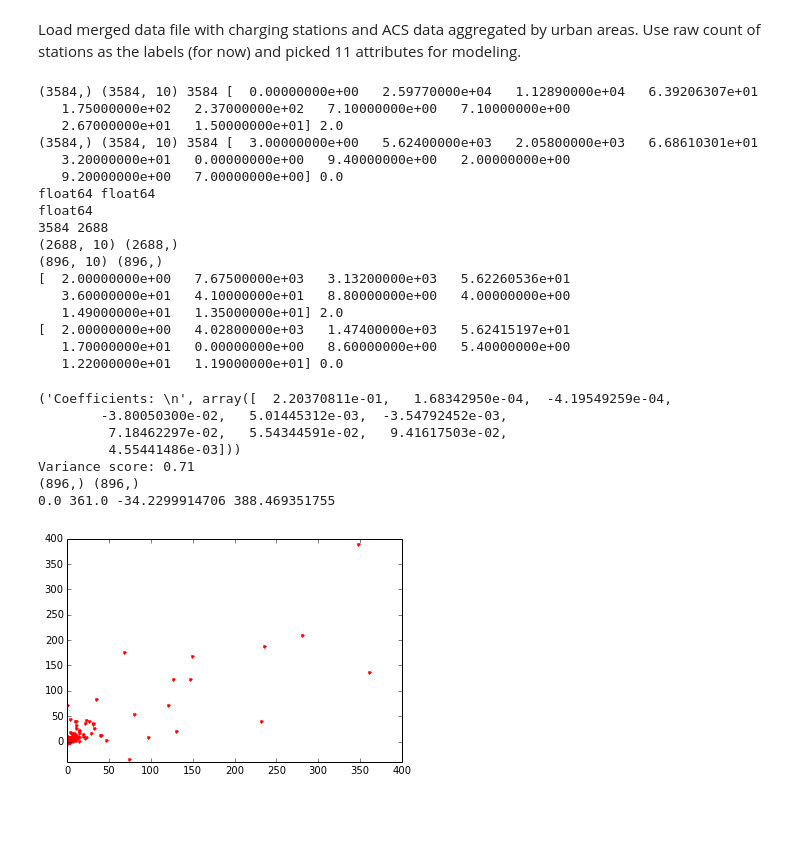
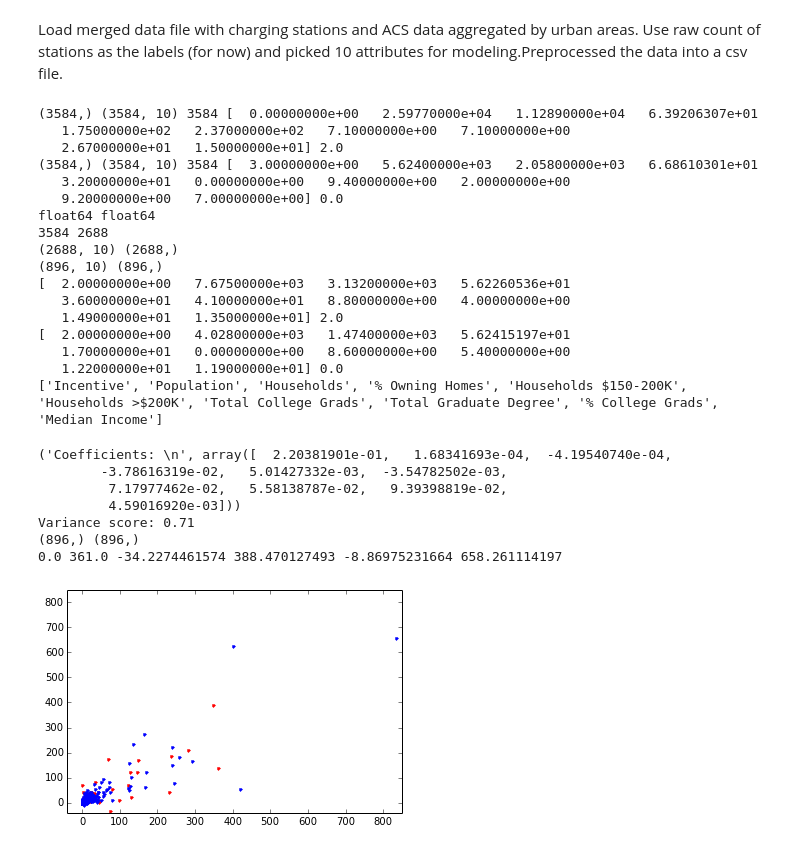
Before and after one commit to nikhilgk/faraday-motors, a Jupyter notebook: urban_area_modeling.ipynb, the cells around one changed output. Drawn from its saved outputs; the diff is of its cells as text; code cells hidden in the pictures; blank space fills up the shorter version.

```diff
--- a/urban_area_modeling.ipynb
+++ b/urban_area_modeling.ipynb
@@ -17,26 +17,26 @@ from sklearn.metrics import mean_squared_error
 from sklearn.metrics import r2_score
 import csv
 # %% [markdown]
-Load merged data file with charging stations and ACS data aggregated by urban areas. Use raw count of stations as the labels (for now) and picked 11 attributes for modeling.
+Load merged data file with charging stations and ACS data aggregated by urban areas. Use raw count of stations as the labels (for now) and picked 10 attributes for modeling.Preprocessed the data into a csv file.
 # %%
-#import the merged charging station and ACS data
+#import the processed urban area charging stations and ACS data
 # to do: use imputer to handle missing vaules in scikit
 # http://stackoverflow.com/questions/30317119/classifiers-in-scikit-learn-that-handle-nan-null?lq=1
-#lines = open('data/missing_values_removed.csv').read().splitlines()
-#Remove the first row, it's just the headings
-# lines.pop(0)
 
 #load urban area data
 # input vectors for now, we use incentive, population, household, %owning houses, ...
 X = np.loadtxt("data/parsed_urban_area_data.csv",delimiter = ',',usecols = (1,2,3,4,5,6,7,8,9,10))
-# X = np.loadtxt("data/parsed_urban_area_data.csv",delimiter = ',',usecols = (1,3,4,5,6,7,8,9,10))
-# labels for now, we use station count
+#X = np.loadtxt("data/parsed_urban_area_data.csv",delimiter = ',',usecols = (1,3,4,5,6,7,8,9,10))
+# Above line of code removes population and reran all the models. e.g., LinReg: score went up from 0.71 to 0.77
+# The results were stable and robust so more confident to stick with raw station count as outcome variable
+# labels. For now, we use station count
 Y = np.loadtxt("data/parsed_urban_area_data.csv",delimiter = ',',usecols = (0,),dtype=float)
 # feature names
 feaname = ["Incentive","Population","Households","% Owning Homes",
           "Households $150-200K","Households >$200K", "Total College Grads",
-          "Total Graduate Degree","% College Grads","Median Income"] # feature names of the attributes
+          "Total Graduate Degree","% College Grads","Median Income"] # feature names of the selected attributes
 
+# checking input data and labels
 print Y.shape, X.shape, len(X), X[4], Y[4]
 
 # add shuffle code before splitting the data into train and dev sets
@@ -46,14 +46,8 @@ from sklearn.utils import shuffle
 # shuffle two arrays in unison
 X, Y = shuffle(X, Y, random_state=0)
 print Y.shape, X.shape, len(X), X[4], Y[4]
-# determine the data type of the two arrays
+# double check the data type of the two arrays
 print X.dtype, Y.dtype
-# convert to strings
-# must handle missing values first by making missing values zeros
-X[X==''] = '0'
-# now convert to float or leave them alone - converting now to make the code cleaner
-X1=X.astype(np.float)
-print X1.dtype
 
 # Split the imported data into training 75% and development data 25%
 
@@ -70,6 +64,7 @@ print train_data[1], train_labels[1]
 print dev_data[0], dev_labels[0]
 # dev_dat=np.array(dev_data)
 # print dev_dat.sum()
+print feaname
 # %% [output]
 (3584,) (3584, 10) 3584 [  0.00000000e+00   2.59770000e+04   1.12890000e+04   6.39206307e+01
    1.75000000e+02   2.37000000e+02   7.10000000e+00   7.10000000e+00
@@ -78,7 +73,6 @@ print dev_data[0], dev_labels[0]
    3.20000000e+01   0.00000000e+00   9.40000000e+00   2.00000000e+00
    9.20000000e+00   7.00000000e+00] 0.0
 float64 float64
-float64
 3584 2688
 (2688, 10) (2688,)
 (896, 10) (896,)
@@ -88,39 +82,43 @@ float64
 [  2.00000000e+00   4.02800000e+03   1.47400000e+03   5.62415197e+01
    1.70000000e+01   0.00000000e+00   8.60000000e+00   5.40000000e+00
    1.22000000e+01   1.19000000e+01] 0.0
+['Incentive', 'Population', 'Households', '% Owning Homes', 'Households $150-200K', 'Households >$200K', 'Total College Grads', 'Total Graduate Degree', '% College Grads', 'Median Income']
 # %%
 # try lineary regression mode
 from sklearn import datasets, linear_model
 
 # Create linear regression object
 regr = linear_model.LinearRegression()
 
 # Train the model using the training sets
 regr.fit(train_data, train_labels)
 
 # The coefficients
 print('Coefficients: \n', regr.coef_)
 
 # score
 print('Variance score: %.2f' % regr.score(dev_data, dev_labels))
 
 # predict the dev data set
 dev_predictions=regr.predict(dev_data)
 print dev_predictions.shape, dev_labels.shape
+train_predict = regr.predict(train_data)
 # print dev_predictions[0], dev_labels[0]
-print np.amin(dev_labels), np.amax(dev_labels), np.amin(dev_predictions), np.amax(dev_predictions)
+print np.amin(dev_labels), np.amax(dev_labels), np.amin(dev_predictions), np.amax(dev_predictions), np.amin(train_predict), np.amax(train_predict)
+
 
 # visualize predicted vs actual labels
 import matplotlib.pyplot as plt
-plt.axis([0, 400, -40, 400])
+plt.axis([-40, 850, -40, 850])
 plt.plot(dev_labels, dev_predictions, 'r.')
+plt.plot(train_labels, train_predict, 'b.')
 plt.show()
 # %% [output]
-('Coefficients: \n', array([  2.20370811e-01,   1.68342950e-04,  -4.19549259e-04,
-        -3.80050300e-02,   5.01445312e-03,  -3.54792452e-03,
-         7.18462297e-02,   5.54344591e-02,   9.41617503e-02,
-         4.55441486e-03]))
+('Coefficients: \n', array([  2.20381901e-01,   1.68341693e-04,  -4.19540740e-04,
+        -3.78616319e-02,   5.01427332e-03,  -3.54782502e-03,
+         7.17977462e-02,   5.58138787e-02,   9.39398819e-02,
+         4.59016920e-03]))
 Variance score: 0.71
 (896,) (896,)
-0.0 361.0 -34.2299914706 388.469351755
+0.0 361.0 -34.2274461574 388.470127493 -8.86975231664 658.261114197
-[figure, old version]
+[figure, new version]
```
Also changed, not shown: parts of 8 cells of this notebook.
